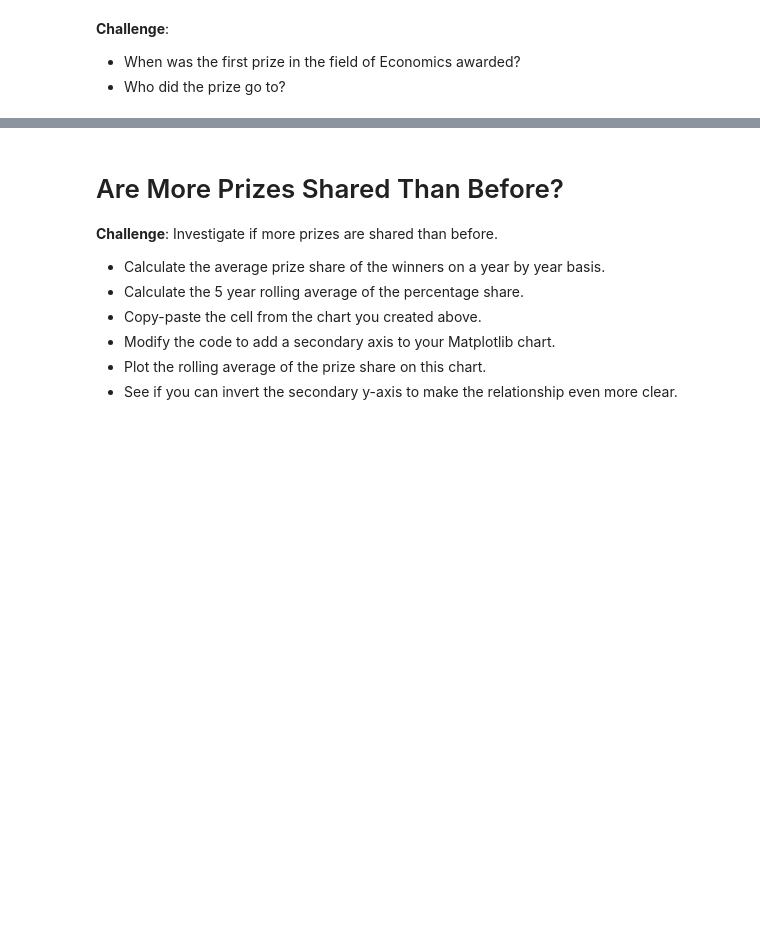
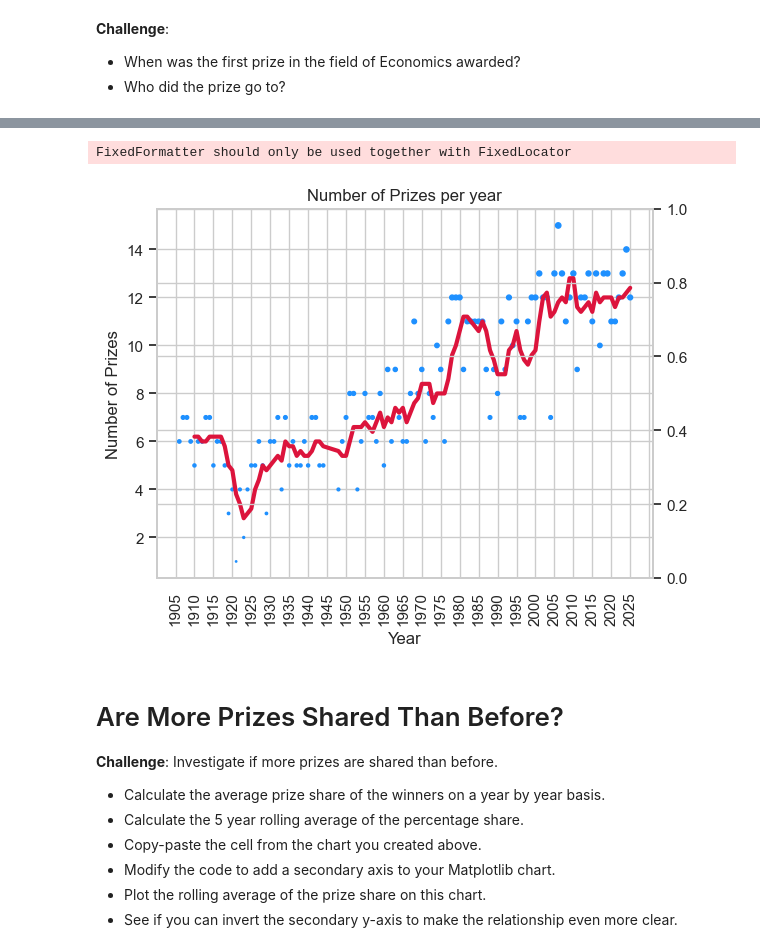
Before and after one commit to staixo/Python100day, a Jupyter notebook: Advanced/Datascience/Nobel/Nobel_Prize_Analysis.ipynb, the cells around one changed output, grey strips where cells are left out. Drawn from its saved outputs; the diff is of its cells as text; code cells hidden in the pictures; blank space fills up the shorter version.

```diff
--- a/Advanced/Datascience/Nobel/Nobel_Prize_Analysis.ipynb
+++ b/Advanced/Datascience/Nobel/Nobel_Prize_Analysis.ipynb
@@ -261,6 +318,33 @@ df_data[df_data.sex == "Female"].sort_values("year").head(3)
 
 * Looking at the chart, did the first and second world wars have an impact on the number of prizes being given out?
 * What could be the reason for the trend in the chart?
+# %%
+import matplotlib.pyplot as plt
+import matplotlib.ticker as ticker
+
+# Create a scatter plot
+yeardata = df_data.groupby(by='year').count().prize
+yearrollingdata = yeardata.rolling(window=5).mean()
+
+plt.scatter(yeardata.index, yeardata.values, s=yeardata.values, c='dodgerblue')
+plt.plot(yeardata.index, yearrollingdata.values, c='crimson', linewidth=3)
+
+plt.title('Number of Prizes per year')
+plt.xlabel('Year')
+plt.ylabel('Number of Prizes')
+
+date = np.arange(1900, 2030, 5)
+
+ax1 = plt.gca()
+ax2 = ax1.twinx()
+
+ax1.xaxis.set_major_locator(ticker.MultipleLocator(base=5))
+ax1.set_xticklabels(date, rotation=90)
+
+plt.show()
+# %% [output]
+FixedFormatter should only be used together with FixedLocator
+[figure, added]
 # %% [markdown]
 # Are More Prizes Shared Than Before?
 
```
Also changed, not shown: parts of 32 cells of this notebook.
